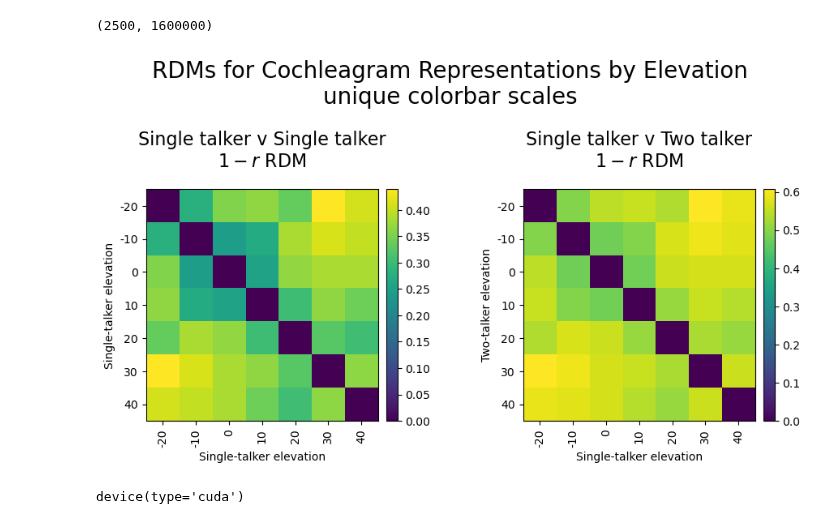
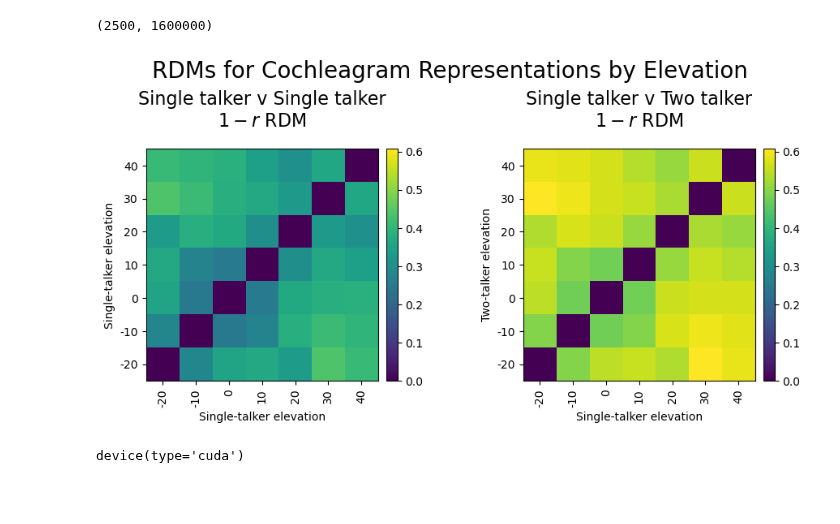
Before and after one commit to mcdermottLab/auditory_attention, a Jupyter notebook: notebooks/rebuttal_analysis/dev_rebuttal_rdms_coch_elevation_effect.ipynb, the cells around one changed output. Cells and saved outputs as stored; diff of their text form; code cells hidden in the pictures; blank space fills up the shorter version.

Commit message:
track update to figure output dirs for rebuttal

```diff
--- a/notebooks/rebuttal_analysis/dev_rebuttal_rdms_coch_elevation_effect.ipynb
+++ b/notebooks/rebuttal_analysis/dev_rebuttal_rdms_coch_elevation_effect.ipynb
@@ -12,3 +12,6 @@ import pandas as pd
 import seaborn as sns
 import scipy.stats as stats
 import copy
+import matplotlib as mpl
+mpl.rcParams['pdf.fonttype'] = 42
+mpl.rcParams['ps.fonttype'] = 42
@@ -221,49 +227,52 @@ fig, axes = plt.subplots(1, 2, figsize=(10, 5))
 n = len(elevations)
 
 xlabel = "Single-talker elevation"
 pearson_r_matrix = np.full((2, n, n), np.nan, dtype=float)
-l2_dist_matrix  = np.full((2, n, n), np.nan, dtype=float)
+# l2_dist_matrix  = np.full((2, n, n), np.nan, dtype=float)
 
 for plt_i in range(2):
     for i in range(n):
         i_idx = loc_to_idx[elevations[i]]
         Xi_np = single_src_coch_reps[i_idx]  # (N, D)
         Xi = torch.tensor(Xi_np, dtype=torch.float32, device=device)
 
         pearson_r_matrix[plt_i, i, i] = 0  # 1 - r = 0 when r = 1
-        l2_dist_matrix[plt_i, i, i]   = 0.0
+        # l2_dist_matrix[plt_i, i, i]   = 0.0
 
         for j in range(i):
             j_idx = loc_to_idx[elevations[j]]
             if plt_i == 0:
                 Xj_np = single_src_coch_reps[j_idx]
             else:
                 Xj_np = multi_src_coch_reps[j_idx]
             Xj = torch.tensor(Xj_np, dtype=torch.float32, device=device)
 
             r = pearson_r_torch(Xi, Xj)
-            d = l2_dist_torch(Xi, Xj)
+            # d = l2_dist_torch(Xi, Xj)
 
             pearson_r_matrix[plt_i, i, j] = pearson_r_matrix[plt_i, j, i] = 1 - r
-            l2_dist_matrix[plt_i, i, j]   = l2_dist_matrix[plt_i, j, i]   = d
+            # l2_dist_matrix[plt_i, i, j]   = l2_dist_matrix[plt_i, j, i]   = d
 
+
+elev_vmin = np.nanmin(pearson_r_matrix)
+elev_vmax = np.nanmax(pearson_r_matrix)
+
+# flip columns so diagonal goes bottom to top
+pearson_r_matrix = np.flip(pearson_r_matrix, axis=1)
+for plt_i in range(2):
     ylabel = "Single-talker elevation" if plt_i == 0 else "Two-talker elevation"
     panel_title = "Single talker v Single talker" if plt_i == 0 else "Single talker v Two talker"
-    plot_lower_triangle(
-        pearson_r_matrix[plt_i,:,:],
-        f"{panel_title}\n$1-r$ RDM",
-        loc_labels,
-        xlabel=xlabel,
-        ylabel=ylabel,
-        cmap='viridis',
-        ax=axes[plt_i],
-        symmetric=True
-    )
+    # flip columns
+    plot_lower_triangle(pearson_r_matrix[plt_i,:,:], f"{panel_title}\n$1-r$ RDM",
+                         xtick_labels=loc_labels,
+                         ytick_labels=loc_labels[::-1],
+                         xlabel=xlabel, ylabel=ylabel,
+                        cmap='viridis', ax=axes[plt_i], vmin=elev_vmin, vmax=elev_vmax, symmetric=True)
 
-plt.suptitle("RDMs for Cochleagram Representations by Elevation\nunique colorbar scales", fontsize=20, y=1.1)
+plt.suptitle("RDMs for Cochleagram Representations by Elevation", fontsize=20, y=1)
 plt.subplots_adjust(hspace=0.5, wspace=0.5)
 # %% [output]
-[figure, old version]
+[figure, new version]
 # %%
 device
 # %% [output]
```
Also changed, not shown: parts of 7 cells of this notebook, 4 other files.
